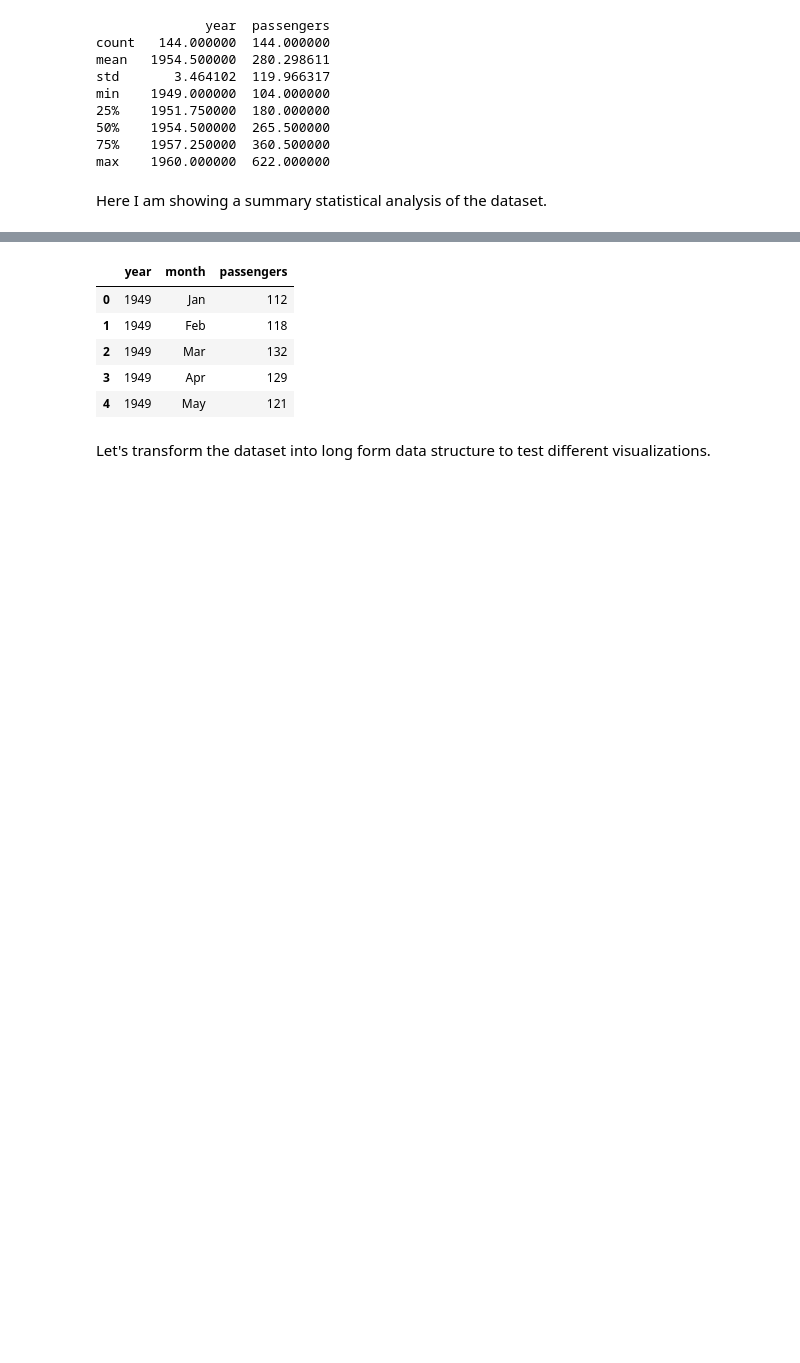
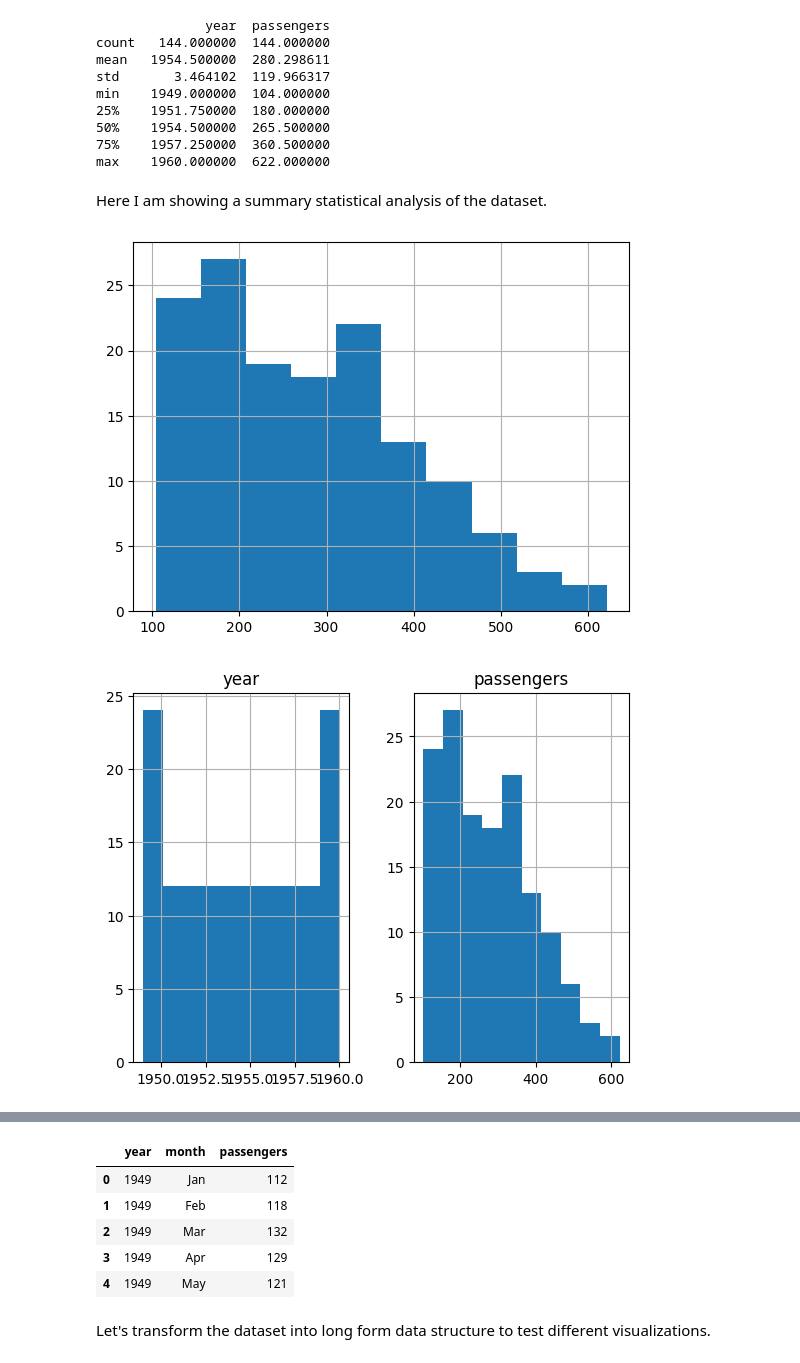
Before and after one commit to james-0177/datafun-06-eda, a Jupyter notebook: pinkston_eda.ipynb, the cells around one changed output, grey strips where cells are left out. Drawn from its saved outputs; the diff is of its cells as text; code cells hidden in the pictures; blank space fills up the shorter version.

```diff
--- a/pinkston_eda.ipynb
+++ b/pinkston_eda.ipynb
@@ -72,3 +72,17 @@ min    1949.000000  104.000000
 max    1960.000000  622.000000
 # %% [markdown]
 Here I am showing a summary statistical analysis of the dataset.
+# %%
+## Initial Data Distribution for Numerical Columns
+
+# Inspect histogram by numerical column
+df['passengers'].hist()
+
+# Inspect histograms for all numerical columns
+df.hist()
+
+# Show all plots
+plt.show()
+# %% [output]
+[figure, added]
+[figure, added]
```
Also changed, not shown: parts of 2 cells of this notebook.
